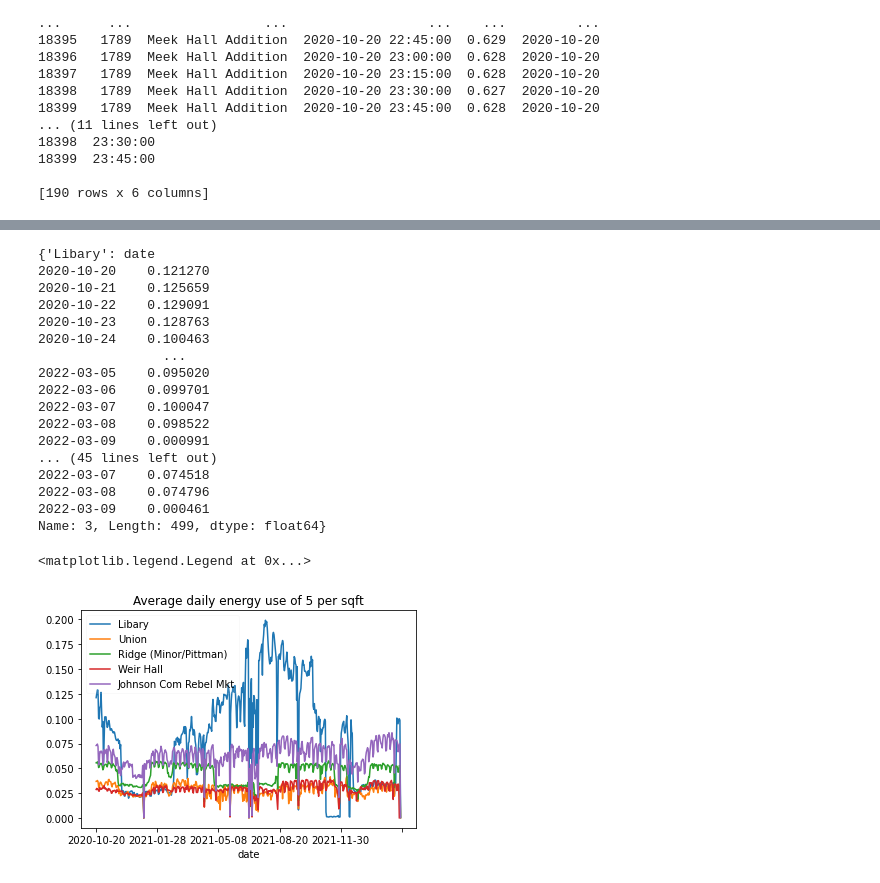
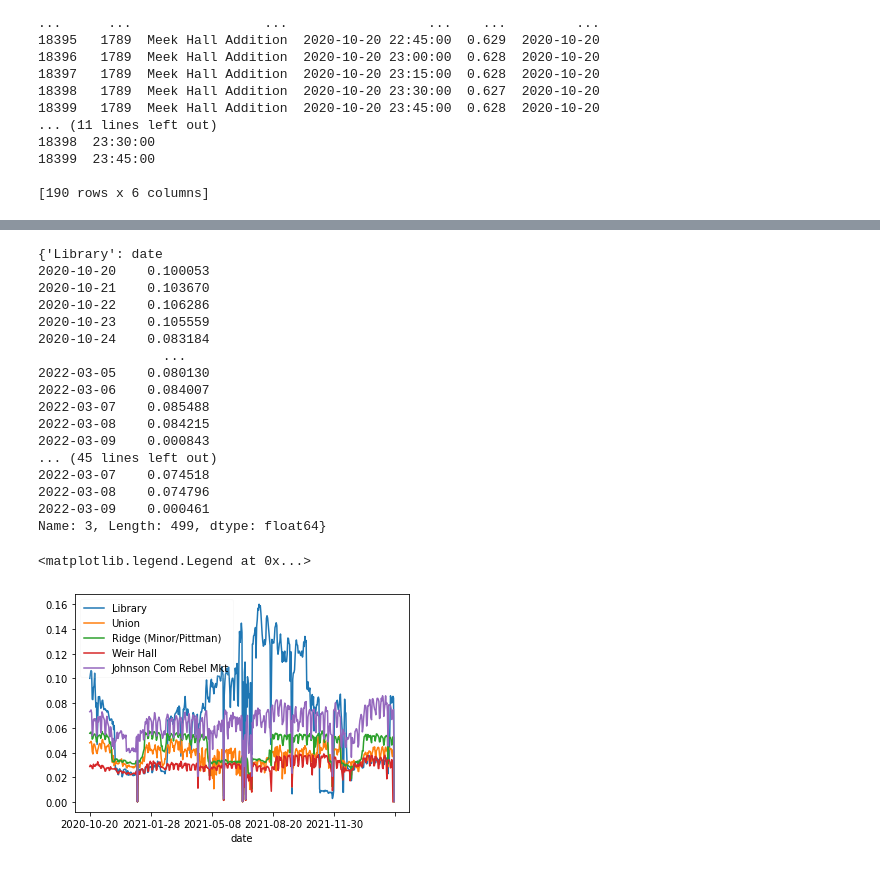
Before and after one commit to Derherpderderp/Csci343Project3, a Jupyter notebook: Csci343Project3hhgarret.ipynb, the cells around one changed output, grey strips where cells are left out. Drawn from its saved outputs; the diff is of its cells as text; code cells hidden in the pictures.

```diff
--- a/Csci343Project3hhgarret.ipynb
+++ b/Csci343Project3hhgarret.ipynb
@@ -254,8 +256,8 @@ Name: 3, Length: 499, dtype: float64
 # %%
 fig, ax = plt.subplots()
-#'Library' + 'Libary Addition' + Library Annex', 'Union', 'Papa Johns' + 'Ridge (Minor/Pittman)', 'Weir Hall', 'Johnson Com Rebel Mkt'
+#'Library' + 'Library Addition' + Library Annex', 'Union', 'Papa Johns' + 'Ridge (Minor/Pittman)', 'Weir Hall', 'Johnson Com Rebel Mkt'
 # allowedbuilds = ['Library', 'Union', 'Ridge (Minor/Pittman)', 'Weir Hall', 'Johnson Com Rebel Mkt']
-allowedbuilds = [['Libary', 'Library Addition', 'Library Annex'], ['Union'], ['Ridge (Minor/Pittman)', 'Papa Johns'], ['Weir Hall'], ['Johnson Com Rebel Mkt']]
+allowedbuilds = [['Library', 'Library Addition', 'Library Annex'], ['Union'], ['Ridge (Minor/Pittman)', 'Papa Johns'], ['Weir Hall'], ['Johnson Com Rebel Mkt']]
 
 sums = {}
 for building in allowedbuilds:
@@ -269,6 +271,6 @@ print(sums)
 #     ax = grp.plot(ax=ax, kind = 'line', x = 'date', y = 3, label = key)
 #     print(grp)
 for key in sums:
-    buildingPlot = sums[key].plot(ax=ax, kind = 'line', x = 'date', y = 3, label = key, title = "Total daily energy use of Meek Hall vs Softball Concess")
+    buildingPlot = sums[key].plot(ax=ax, kind = 'line', x = 'date', y = 3, label = key)
 buildingPlot.legend(loc='upper left', fancybox = True, framealpha = 0.1)
 # %% [output]
@@ -306,41 +326,41 @@ Name: 3, Length: 499, dtype: float64}
 # buildingPlot.legend(loc='upper right')
 # %%
 fig, ax = plt.subplots()
-allowedbuilds = [['Libary', 'Library Addition', 'Library Annex'], ['Union'], ['Ridge (Minor/Pittman)', 'Papa Johns'], ['Weir Hall'], ['Johnson Com Rebel Mkt']]
+allowedbuilds = [['Library', 'Library Addition', 'Library Annex'], ['Union'], ['Ridge (Minor/Pittman)', 'Papa Johns'], ['Weir Hall'], ['Johnson Com Rebel Mkt']]
 # Student Union (new and renovated)   160,767  GSF
 # JD Williams Library  208,518 GSF
 # Minor Hall   83,297 GSF
 # Weir Hall   34,014 GSG
 # Johnson Commons West.  55,847 GSF
-allowedbuildssqft = [160767, 208518, 83297, 34014, 55847]
+allowedbuildssqft = [208518, 160767,  83297, 34014, 55847]
 i = 0;
 sums = {}
 for building in allowedbuilds:
     singsum = merged.loc[(merged[1].isin(building))].groupby('date')[3].sum()
     singsum /= allowedbuildssqft[i]
     i += 1
     sums.update({building[0] : singsum})
 print(sums)
 for key in sums:
-    buildingPlot = sums[key].plot(ax=ax, kind = 'line', x = 'date', y = 3, label = key, title = "Average daily energy use of 5 per sqft")
+    buildingPlot = sums[key].plot(ax=ax, kind = 'line', x = 'date', y = 3, label = key)
 buildingPlot.legend(loc='upper left', fancybox = True, framealpha = 0.1)
 # %% [output]
-{'Libary': date
-2020-10-20    0.121270
-2020-10-21    0.125659
-2020-10-22    0.129091
-2020-10-23    0.128763
-2020-10-24    0.100463
+{'Library': date
+2020-10-20    0.100053
+2020-10-21    0.103670
+2020-10-22    0.106286
+2020-10-23    0.105559
+2020-10-24    0.083184
                 ...
-2022-03-05    0.095020
-2022-03-06    0.099701
-2022-03-07    0.100047
-2022-03-08    0.098522
-2022-03-09    0.000991
+2022-03-05    0.080130
+2022-03-06    0.084007
+2022-03-07    0.085488
+2022-03-08    0.084215
+2022-03-09    0.000843
 ... (45 lines left out)
 2022-03-07    0.074518
 2022-03-08    0.074796
 2022-03-09    0.000461
 Name: 3, Length: 499, dtype: float64}
 <matplotlib.legend.Legend at 0x...>
-[figure, old version]
+[figure, new version]
```
Also changed, not shown: parts of 7 cells of this notebook.
